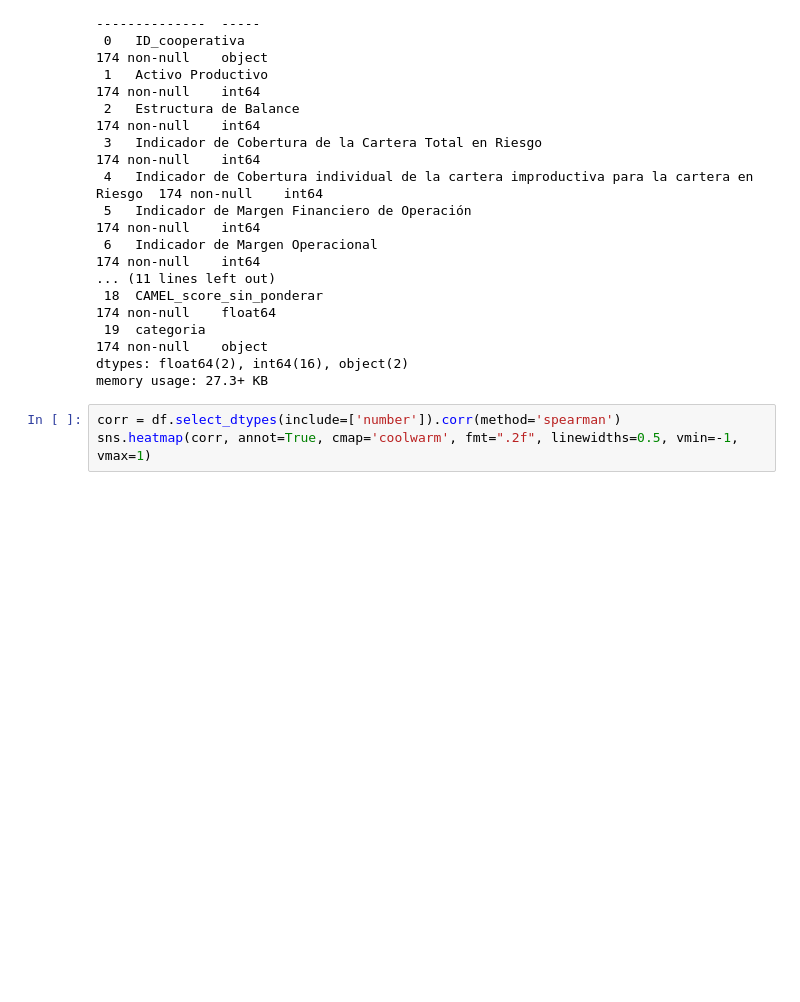
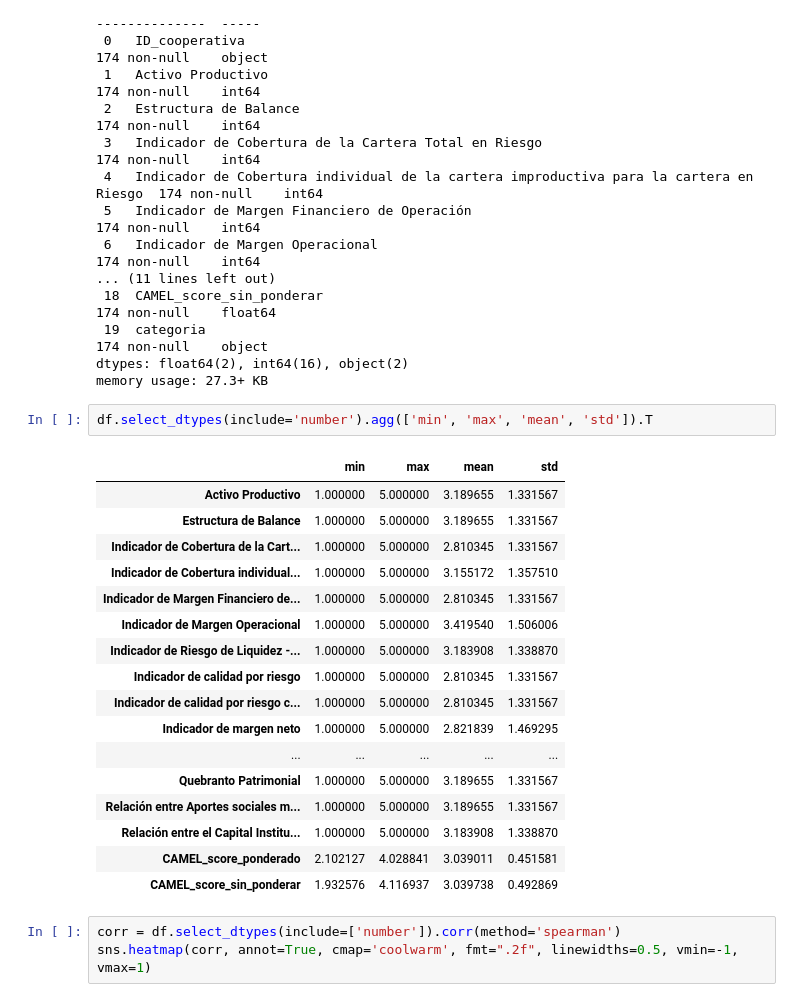
Before and after one commit to jhquiza/proyecto-riesgos, a Jupyter notebook: camel/Análisis resultados CAMEL.ipynb, the cells around one changed output. Drawn from its saved outputs; the diff is of its cells as text; blank space fills up the shorter version.

Commit message:
Pequeños cambios Análisis resultados CAMEL

```diff
--- a/camel/Análisis resultados CAMEL.ipynb
+++ b/camel/Análisis resultados CAMEL.ipynb
@@ -50,6 +50,26 @@ Data columns (total 20 columns):
  19  categoria                                                                               174 non-null    object
 dtypes: float64(2), int64(16), object(2)
 memory usage: 27.3+ KB
+# %%
+df.select_dtypes(include='number').agg(['min', 'max', 'mean', 'std']).T
+# %% [output]
+|  | min | max | mean | std |
+| Activo Productivo | 1.000000 | 5.000000 | 3.189655 | 1.331567 |
+| Estructura de Balance | 1.000000 | 5.000000 | 3.189655 | 1.331567 |
+| Indicador de Cobertura de la Cart... | 1.000000 | 5.000000 | 2.810345 | 1.331567 |
+| Indicador de Cobertura individual... | 1.000000 | 5.000000 | 3.155172 | 1.357510 |
+| Indicador de Margen Financiero de... | 1.000000 | 5.000000 | 2.810345 | 1.331567 |
+| Indicador de Margen Operacional | 1.000000 | 5.000000 | 3.419540 | 1.506006 |
+| Indicador de Riesgo de Liquidez -... | 1.000000 | 5.000000 | 3.183908 | 1.338870 |
+| Indicador de calidad por riesgo | 1.000000 | 5.000000 | 2.810345 | 1.331567 |
+| Indicador de calidad por riesgo c... | 1.000000 | 5.000000 | 2.810345 | 1.331567 |
+| Indicador de margen neto | 1.000000 | 5.000000 | 2.821839 | 1.469295 |
+| ... | ... | ... | ... | ... |
+| Quebranto Patrimonial | 1.000000 | 5.000000 | 3.189655 | 1.331567 |
+| Relación entre Aportes sociales m... | 1.000000 | 5.000000 | 3.189655 | 1.331567 |
+| Relación entre el Capital Institu... | 1.000000 | 5.000000 | 3.183908 | 1.338870 |
+| CAMEL_score_ponderado | 2.102127 | 4.028841 | 3.039011 | 0.451581 |
+| CAMEL_score_sin_ponderar | 1.932576 | 4.116937 | 3.039738 | 0.492869 |
 # %%
 corr = df.select_dtypes(include=['number']).corr(method='spearman')
 sns.heatmap(corr, annot=True, cmap='coolwarm', fmt=".2f", linewidths=0.5, vmin=-1, vmax=1)
```
